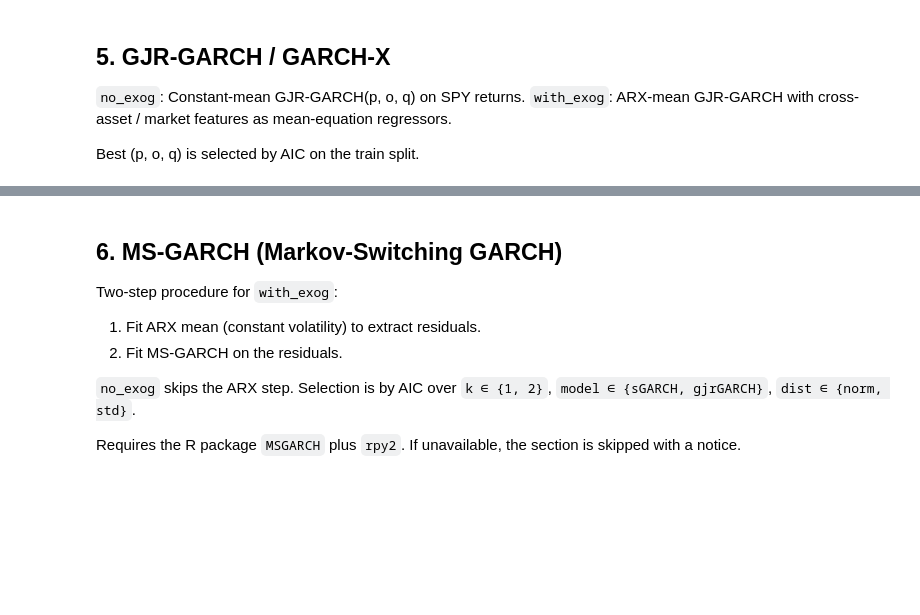
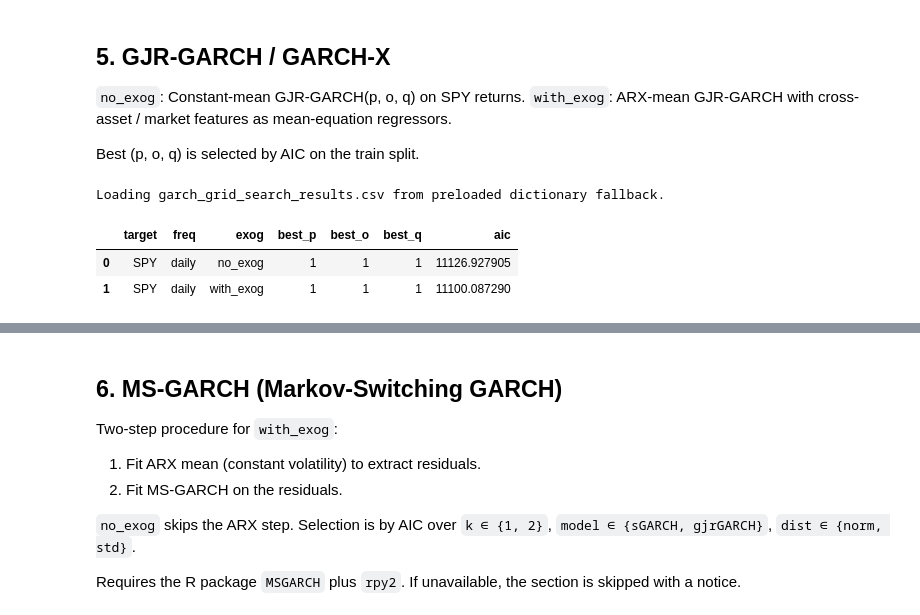
Before and after one commit to harshG97/timeseries-financial-volatility-modelling, a Jupyter notebook: volatility_modelling.ipynb, the cells around one changed output, grey strips where cells are left out. Saved outputs shown, nothing was run; the diff lists cells and outputs as text; code cells hidden in the pictures; blank space fills up the shorter version.

```diff
--- a/volatility_modelling.ipynb
+++ b/volatility_modelling.ipynb
@@ -491,6 +530,11 @@ def garch_grid_search(target: str = TARGET, freq: str = FREQ) -> pd.DataFrame:
         })
     df = pd.DataFrame(rows)
     df.to_csv(MODEL_DIRS["garch"] / GARCH_GRID_CSV, index=False)
+    # Also persist as the validation-results CSV that the default-load
+    # branch reads, with the column names downstream code expects.
+    val_df = df.rename(columns={"best_p": "p", "best_o": "o",
+                                 "best_q": "q"})
+    val_df.to_csv(MODEL_DIRS["garch"] / GARCH_VAL_CSV, index=False)
     return df
 
 
@@ -534,34 +578,39 @@ def evaluate_garch_window(window: RFPWindow, p: int, o: int, q: int) -> tuple[di
 
     rows = []
     for step in range(n_fc):
         pv = float(pred_var_path[step]); sigma = float(np.sqrt(pv))
         ret_pct = float(forecast_df.iloc[step]["ret"]) * 100.0
         rows.append({
             "date": forecast_df.iloc[step]["date"],
             "ret_pct": ret_pct, "realized_var": ret_pct ** 2,
             "pred_var": pv, "pred_vol": sigma,
             "VaR_1": NormalDist().inv_cdf(0.01) * sigma,
             "VaR_5": NormalDist().inv_cdf(0.05) * sigma,
         })
     fc_df = add_residual_columns(pd.DataFrame(rows))
     m = metrics(fc_df["realized_var"].values, fc_df["pred_var"].values, fc_df["ret_pct"].values)
     m.update({
         "target": window.target, "freq": FREQ,
         "exog": "with_exog" if window.use_exog else "no_exog",
         "window_id": window.window_id, "regime": window.regime,
         "n_train": window.n_train, "n_forecast": n_fc,
         "p": p, "o": o, "q": q,
     })
     return m, fc_df
 
 
 # ---- run -----------------------------------------------------------------
 if tune_garch:
     print("Tuning GARCH...")
     garch_grid = garch_grid_search()
 else:
-    garch_grid = load_best_params("garch", GARCH_GRID_CSV)
+    garch_grid = load_best_params("garch", GARCH_VAL_CSV)
 display(garch_grid)
+# %% [output]
+Loading garch_grid_search_results.csv from preloaded dictionary fallback.
+|  | target | freq | exog | best_p | best_o | best_q | aic |
+| 0 | SPY | daily | no_exog | 1 | 1 | 1 | 11126.927905 |
+| 1 | SPY | daily | with_exog | 1 | 1 | 1 | 11100.087290 |
 # %%
 garch_results = []
 garch_forecasts = {}
```
Also changed, not shown: parts of 26 cells of this notebook, 1 other file.
